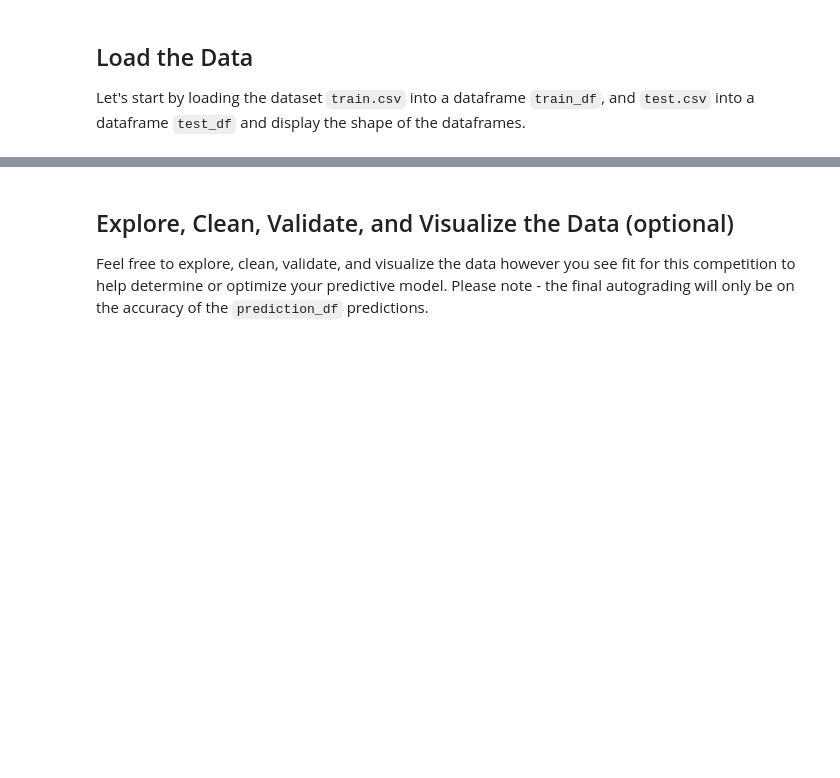
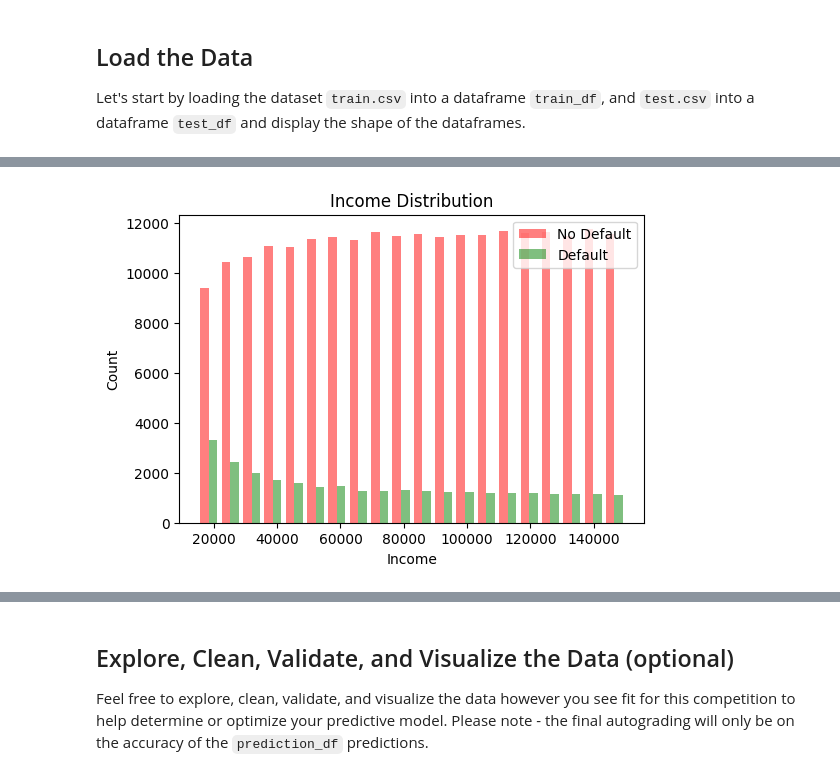
Before and after one commit to johnsonhk88/Data-Science-Challenge-Coursera-Project-Loan-Default-Prediction, a Jupyter notebook: LoanDefaultPrediction.ipynb, the cells around one changed output, grey strips where cells are left out. Drawn from its saved outputs; the diff is of its cells as text; code cells hidden in the pictures; blank space fills up the shorter version.

```diff
--- a/LoanDefaultPrediction.ipynb
+++ b/LoanDefaultPrediction.ipynb
@@ -95,0 +205,10 @@ test_df.head()
+# %%
+# Lower income more loan default cases
+plt.figure(figsize=(6, 4))
+plt.hist([noDefault["Income"], yesDefault["Income"]], bins=20, alpha=0.5, color=["red", "green"])
+plt.xlabel("Income")
+plt.ylabel("Count")
+plt.legend(["No Default", "Default"])
+plt.title("Income Distribution");
+# %% [output]
+[figure, added]
```
Also changed, not shown: parts of 49 cells of this notebook, 1 other file.
